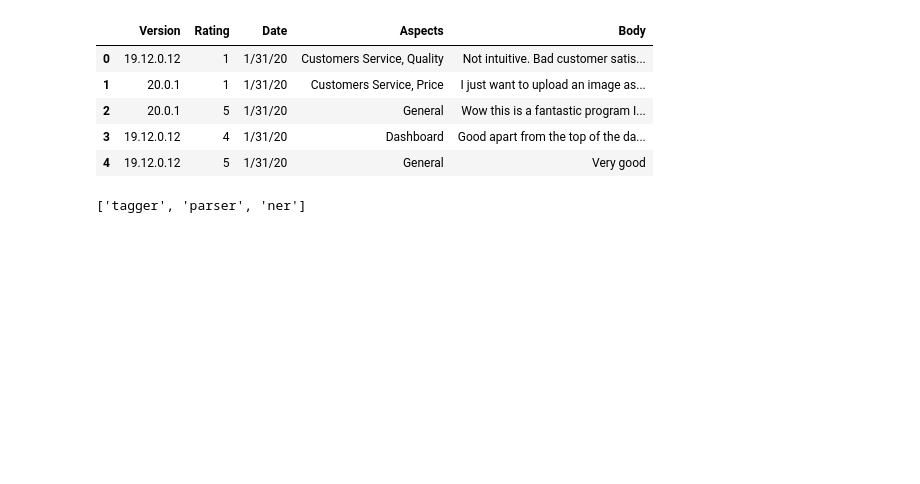
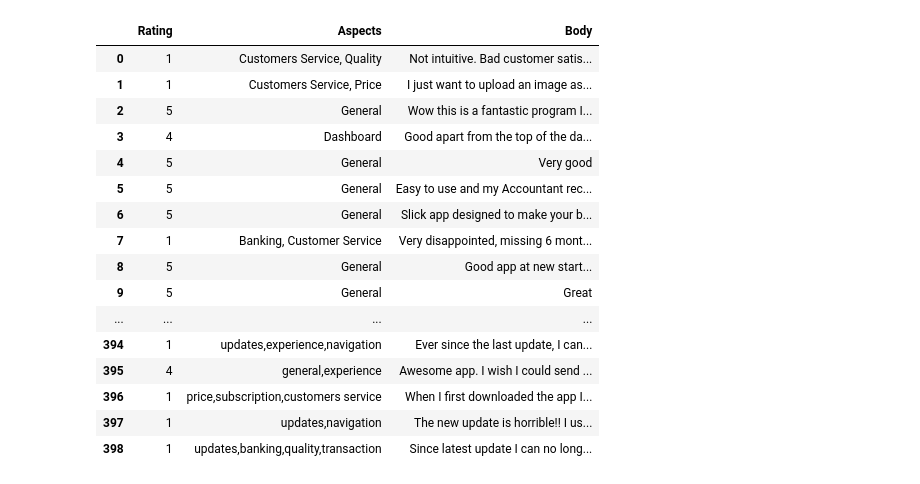
Before and after one commit to rmajumder/266finalproject, a Jupyter notebook: harith/extract-aspects.ipynb, the cells around one changed output. Saved outputs shown, nothing was run; the diff lists cells and outputs as text; code cells hidden in the pictures; blank space fills up the shorter version.

```diff
--- a/harith/extract-aspects.ipynb
+++ b/harith/extract-aspects.ipynb
@@ -6,21 +7,62 @@ from spacy.tokens import Span
 # %%
-df = pd.read_csv('../data/combined-training.csv', usecols=[0, 1, 2, 3, 4])
-df.head()
+#Import
+df = pd.read_csv('../data/combined-training.csv', usecols=[1, 3, 4])
-# %% [output]
-|  | Version | Rating | Date | Aspects | Body |
-| 0 | 19.12.0.12 | 1 | 1/31/20 | Customers Service, Quality | Not intuitive. Bad customer satis... |
-| 1 | 20.0.1 | 1 | 1/31/20 | Customers Service, Price | I just want to upload an image as... |
-| 2 | 20.0.1 | 5 | 1/31/20 | General | Wow this is a fantastic program I... |
-| 3 | 19.12.0.12 | 4 | 1/31/20 | Dashboard | Good apart from the top of the da... |
-| 4 | 19.12.0.12 | 5 | 1/31/20 | General | Very good |
+# %%
+#DF styles..
+
+pd.set_option('display.max_rows', None)
+pd.set_option('display.max_columns', None)
+pd.set_option('display.width', None)
+pd.set_option('display.max_colwidth', None)
+pd.set_option('display.max_colwidth', None)
+
+th_props = [
+  ('font-size', '11px'),
+  ('text-align', 'center'),
+  ('font-weight', 'bold'),
+  ('color', '#6d6d6d'),
+  ('background-color', '#f7f7f9')
+  ]
+
+# Set CSS properties for td elements in dataframe
+td_props = [
+  ('font-size', '11px'),
+  ('text-align', 'left')
+  ]
+
+# Set table styles
+styles = [
+  dict(selector="th", props=th_props),
+  dict(selector="td", props=td_props)
+  ]
+
+
+(df.style
+    .set_table_styles(styles))
+# %% [output]
+|  | Rating | Aspects | Body |
+| 0 | 1 | Customers Service, Quality | Not intuitive. Bad customer satis... |
+| 1 | 1 | Customers Service, Price | I just want to upload an image as... |
+| 2 | 5 | General | Wow this is a fantastic program I... |
+| 3 | 4 | Dashboard | Good apart from the top of the da... |
+| 4 | 5 | General | Very good |
+| 5 | 5 | General | Easy to use and my Accountant rec... |
+| 6 | 5 | General | Slick app designed to make your b... |
+| 7 | 1 | Banking, Customer Service | Very disappointed, missing 6 mont... |
+| 8 | 5 | General | Good app at new start... |
+| 9 | 5 | General | Great |
+| ... | ... | ... | ... |
+| 394 | 1 | updates,experience,navigation | Ever since the last update, I can... |
+| 395 | 4 | general,experience | Awesome app. I wish I could send ... |
+| 396 | 1 | price,subscription,customers service | When I first downloaded the app I... |
+| 397 | 1 | updates,navigation | The new update is horrible!! I us... |
+| 398 | 1 | updates,banking,quality,transaction | Since latest update I can no long... |
 # %%
 nlp = spacy.load('en_core_web_sm')
 
 df.review = df.Body.str.lower()
 
 print(nlp.pipe_names)
-# %% [output]
-['tagger', 'parser', 'ner']
 # %%
 class EntityMatcher(object):
     name = "entity_matcher"
```
Also changed, not shown: parts of 7 cells of this notebook.
